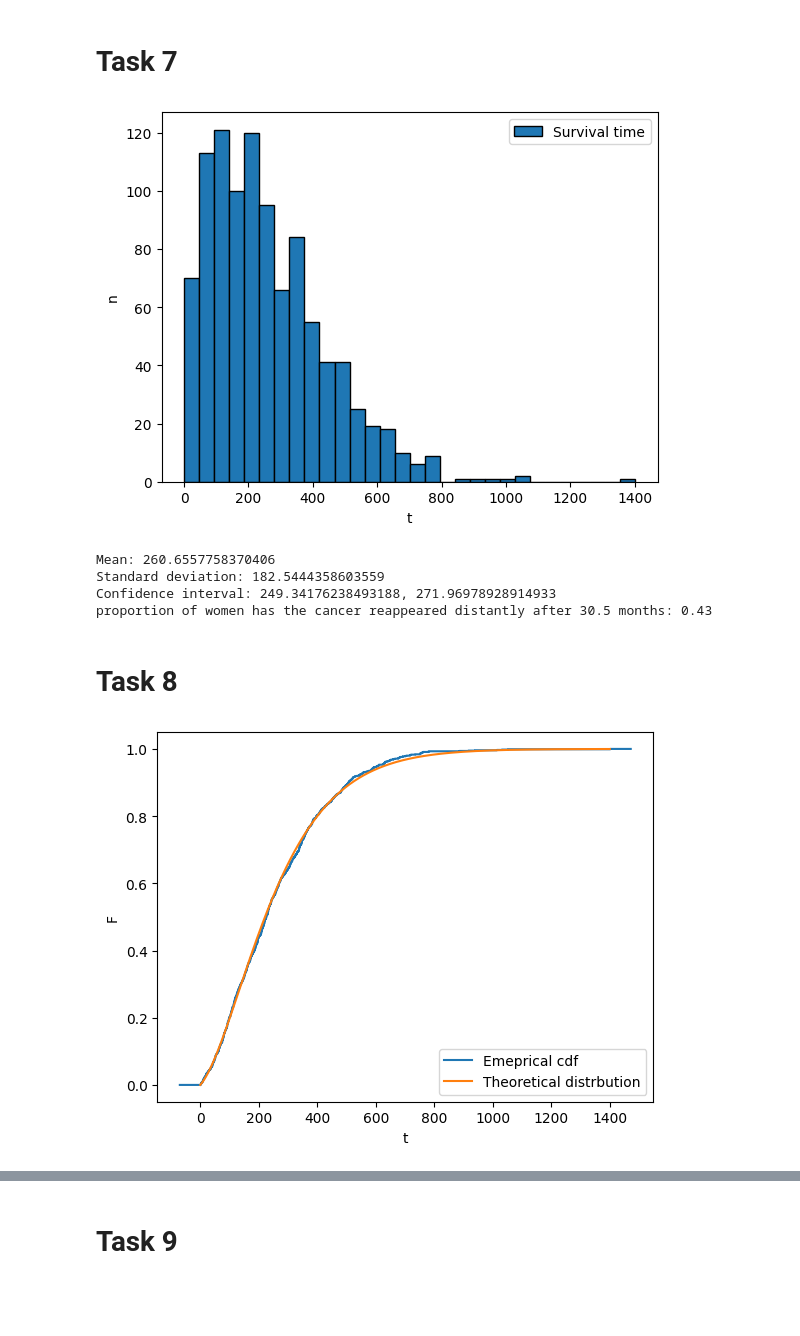
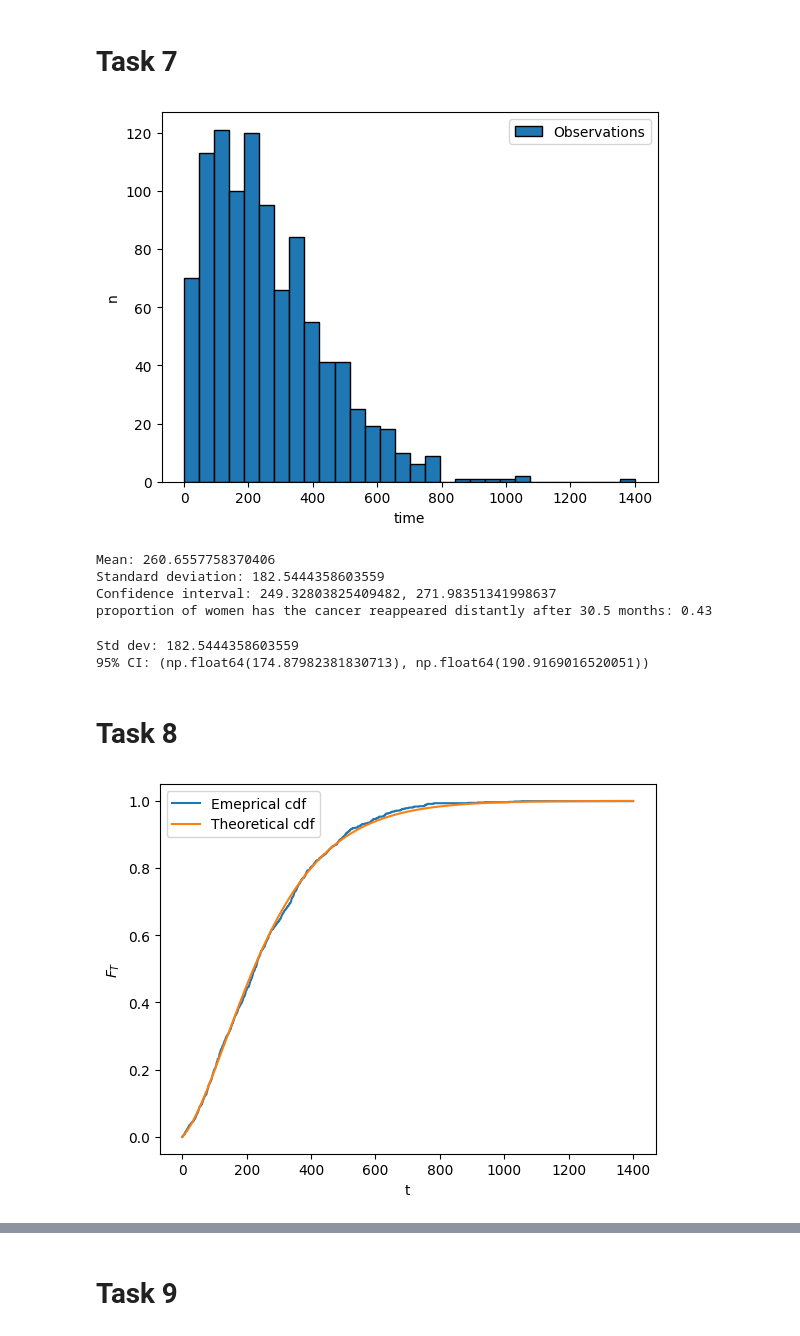
Before and after one commit to s224399/Stoc_sim_2k26, a Jupyter notebook: Project_1/Hand_in/part2_handin.ipynb, the cells around one changed output, grey strips where cells are left out. Cells and saved outputs as stored; diff of their text form; code cells hidden in the pictures; blank space fills up the shorter version.

```diff
--- a/Project_1/Hand_in/part2_handin.ipynb
+++ b/Project_1/Hand_in/part2_handin.ipynb
@@ -55,28 +55,48 @@ for i in range(1_000):
 
     times.append(total_time)
 # %%
-plt.hist(times,bins=30, edgecolor="black", label="Survival time")
+plt.hist(times,bins=30, edgecolor="black", label="Observations")
 plt.ylabel("n")
-plt.xlabel("t")
+plt.xlabel("time")
 plt.legend()
 plt.show()
 # %% [output]
-[figure, old version]
+[figure, new version]
 # %%
 xbar = np.mean(times)
 s = np.std(times, ddof=1)
 SE = s/np.sqrt(1_000)
-ME = ss.norm.ppf(0.975)
+ci_min,ci_max = ss.t.interval(0.95, df=1000-1, loc=xbar, scale=SE)
 
 print(f"Mean: {xbar}")
 print(f"Standard deviation: {s}")
-print(f"Confidence interval: {xbar - ME*SE}, {xbar + ME*SE}")
+print(f"Confidence interval: {ci_min}, {ci_max}")
 print(f"proportion of women has the cancer reappeared distantly after 30.5 months: {state_2_count/1_000}")
 # %% [output]
 Mean: 260.6557758370406
 Standard deviation: 182.5444358603559
-Confidence interval: 249.34176238493188, 271.96978928914933
+Confidence interval: 249.32803825409482, 271.98351341998637
 proportion of women has the cancer reappeared distantly after 30.5 months: 0.43
+# %%
+n = len(times)
+
+confidence = 0.95
+alpha = 1 - confidence
+
+chi2_low = ss.chi2.ppf(alpha / 2, df=n-1)
+chi2_high = ss.chi2.ppf(1 - alpha / 2, df=n-1)
+
+var_ci_low = (n - 1) * s**2 / chi2_high
+var_ci_high = (n - 1) * s**2 / chi2_low
+
+std_ci_low = np.sqrt(var_ci_low)
+std_ci_high = np.sqrt(var_ci_high)
+
+print("Std dev:", s)
+print("95% CI:", (std_ci_low, std_ci_high))
+# %% [output]
+Std dev: 182.5444358603559
+95% CI: (np.float64(174.87982381830713), np.float64(190.9169016520051))
 # %% [markdown]
 # Task 8
 # %%
@@ -87,16 +107,17 @@ p0 = np.array([1,0,0,0])
 
 # Theoretical cdf
 Ft = lambda t: 1 - p0 @ expm(Qs*t) @ np.ones(len(p0))
-theoretical_cdf = [Ft(t) for t in np.linspace(0,1400,2000)]
+theoretical_cdf = np.array([Ft(t) for t in np.linspace(0,1400,2000)])
 
 # Emperiacal cdf
-ecdf = ss.ecdf(times)
+F2 = lambda t: np.sum(times < t) / len(times)
+ecdf = np.array([F2(t) for t in np.linspace(0,1400,2000)])
 # %%
-ecdf.cdf.plot(label="Emeprical cdf")
-plt.plot(np.linspace(0,1400,2000), theoretical_cdf, label="Theoretical distrbution")
-plt.ylabel("F")
+plt.plot(np.linspace(0,1400,2000), ecdf, label="Emeprical cdf")
+plt.plot(np.linspace(0,1400,2000), theoretical_cdf, label="Theoretical cdf")
+plt.ylabel("$F_T$")
 plt.xlabel("t")
 plt.legend()
 plt.show()
 # %% [output]
-[figure, old version]
+[figure, new version]
```
Also changed, not shown: parts of 4 cells of this notebook.
